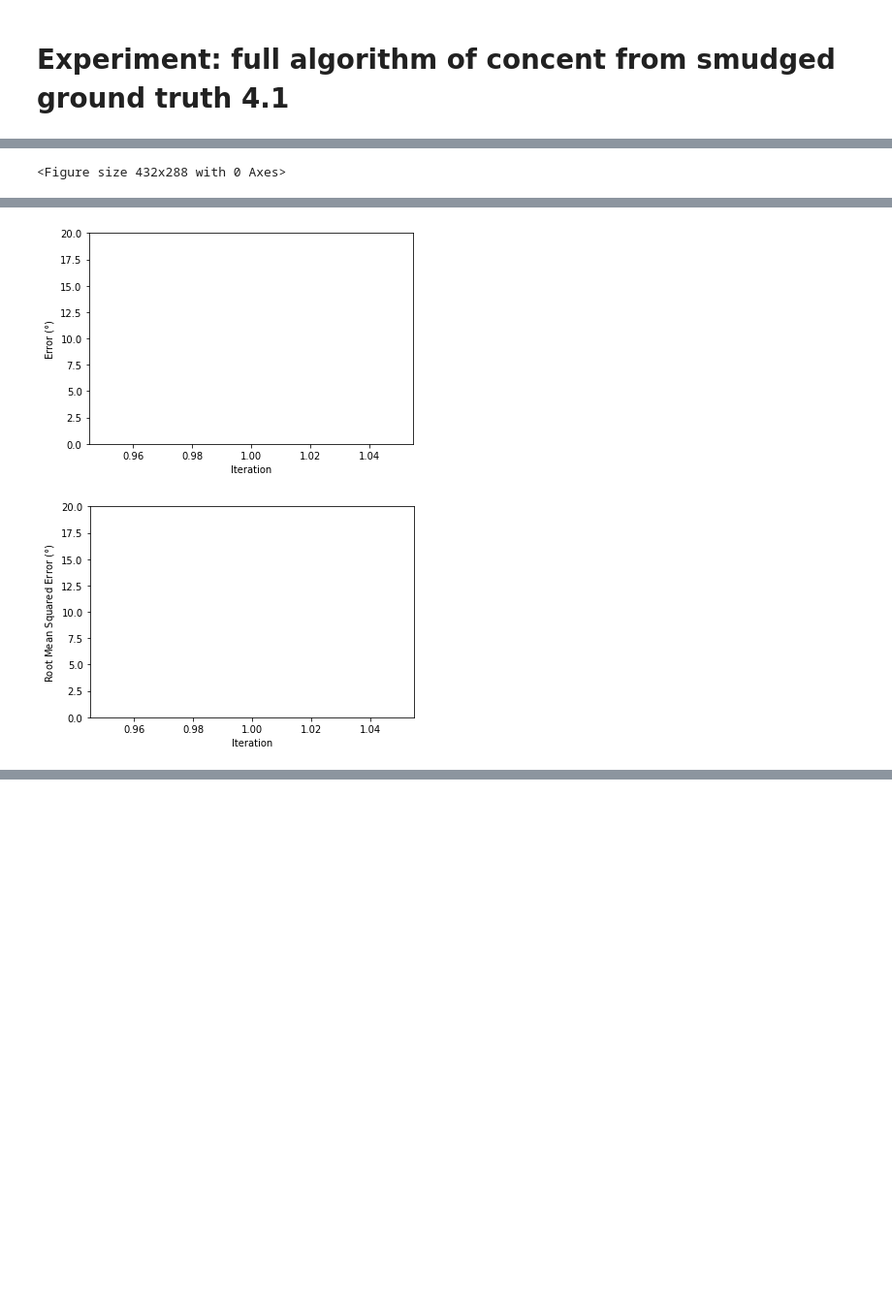
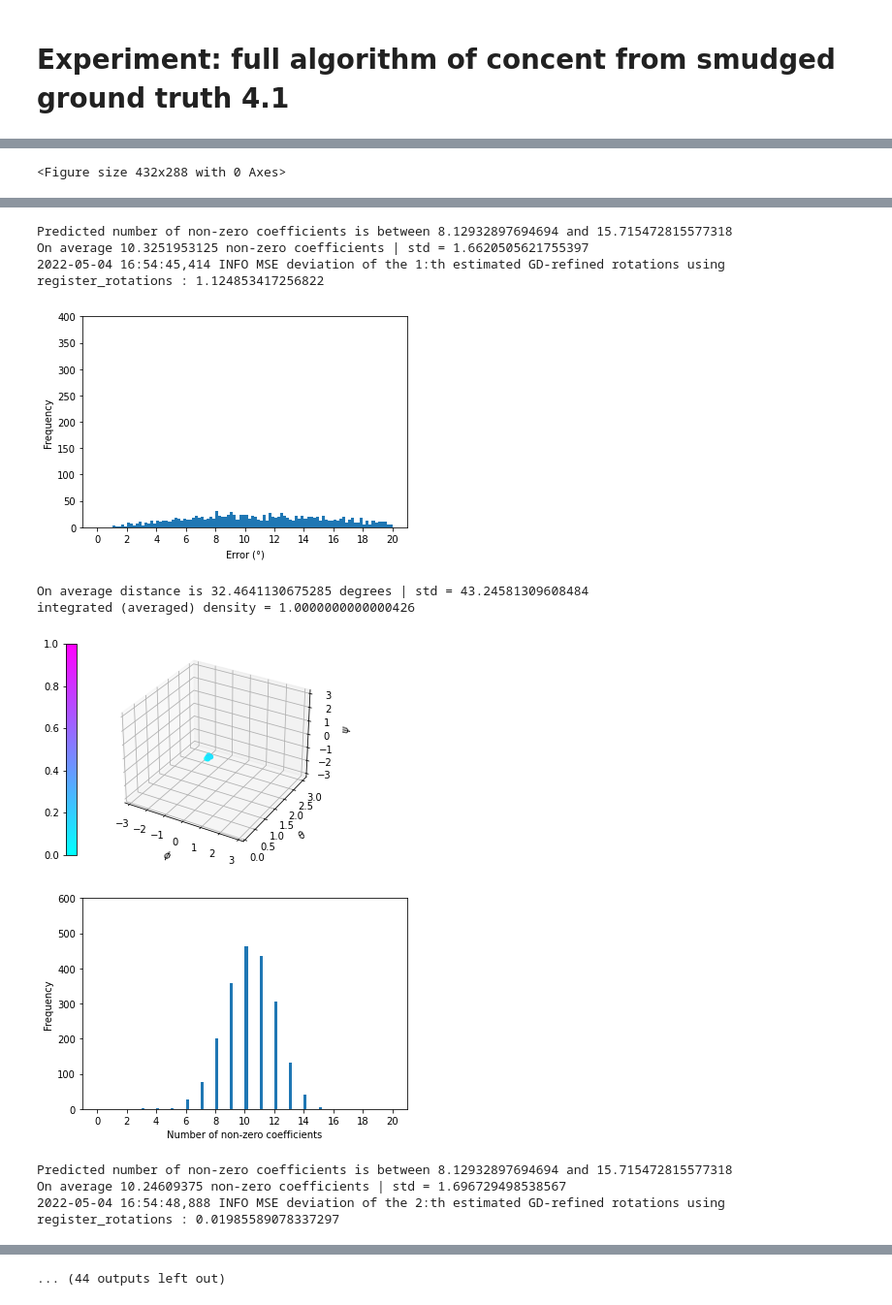
Before and after one commit to wdiepeveen/Cryo-EM, a Jupyter notebook: projects/lifting_v2/experiments/experimentC3/experiment.ipynb, the cells around one changed output, grey strips where cells are left out. Shown at 97% size. Drawn from its saved outputs; the diff is of its cells as text; code cells hidden in the pictures; blank space fills up the shorter version.

```diff
--- a/projects/lifting_v2/experiments/experimentC3/experiment.ipynb
+++ b/projects/lifting_v2/experiments/experimentC3/experiment.ipynb
@@ -42,9 +42,9 @@ data_path = os.path.join("..", "..", "..", "..",data_dir, data_filename)
 
 # Set results folder if skip_preprocessing
 results_dir = "results"
-results_folder = "expC3_22-03-01_22-57-37_SNR16_L129_N2048_J6_r2_s10_i10"  # ribosomal 70s
-results_folder = "expC3_22-03-15_11-29-31_SNR16_N2048_J6_r2_s10_i2"  # spike protein
-results_folder = "expC3_22-04-04_18-02-10_SNR16_N2048_J20_r2_s10_i20"  # spike protein
+# results_folder = "expC3_22-03-01_22-57-37_SNR16_L129_N2048_J6_r2_s10_i10"  # ribosomal 70s
+# results_folder = "expC3_22-03-15_11-29-31_SNR16_N2048_J6_r2_s10_i2"  # spike protein
+results_folder = "expC3_22-04-06_23-59-48_SNR16_N2048_J15_r2_s10_i10"  # spike protein
 results_path = os.path.join("..", "..", "..", "..",results_dir,results_folder)
 # %%
 # Experiment
@@ -85,7 +85,9 @@ logger.info("Start Postprocessing")
 post_processing(exp=exp,
                 mr_repeat=mr_repeat,
                 hist_drange=20,
-                hist_vrange=400,
-#                 results_folder=results_path #?
+                hist_dvrange=400,
+                hist_Jrange=20,
+                hist_Jvrange=600,
+                results_folder=results_path #?
                 )
 # %% [output]
@@ -99,2 +100,11 @@ integrated (averaged) density = 0.9999999999999964
+Predicted number of non-zero coefficients is between 8.12932897694694 and 15.715472815577318
+On average 10.3251953125 non-zero coefficients | std = 1.6620505621755397
+2022-05-04 16:54:45,414 INFO MSE deviation of the 1:th estimated GD-refined rotations using register_rotations : 1.124853417256822
-[figure, old version]
+[figure, new version]
+On average distance is 32.4641130675285 degrees | std = 43.24581309608484
+integrated (averaged) density = 1.0000000000000426
-[figure, old version]
+[figure, new version]
+[figure, added]
+Predicted number of non-zero coefficients is between 8.12932897694694 and 15.715472815577318
+On average 10.24609375 non-zero coefficients | std = 1.696729498538567
+2022-05-04 16:54:48,888 INFO MSE deviation of the 2:th estimated GD-refined rotations using register_rotations : 0.01985589078337297
@@ -100,0 +112 @@ integrated (averaged) density = 0.9999999999999964
+... (44 outputs left out)
```
Also changed, not shown: parts of 2 cells of this notebook, 21 other files.
